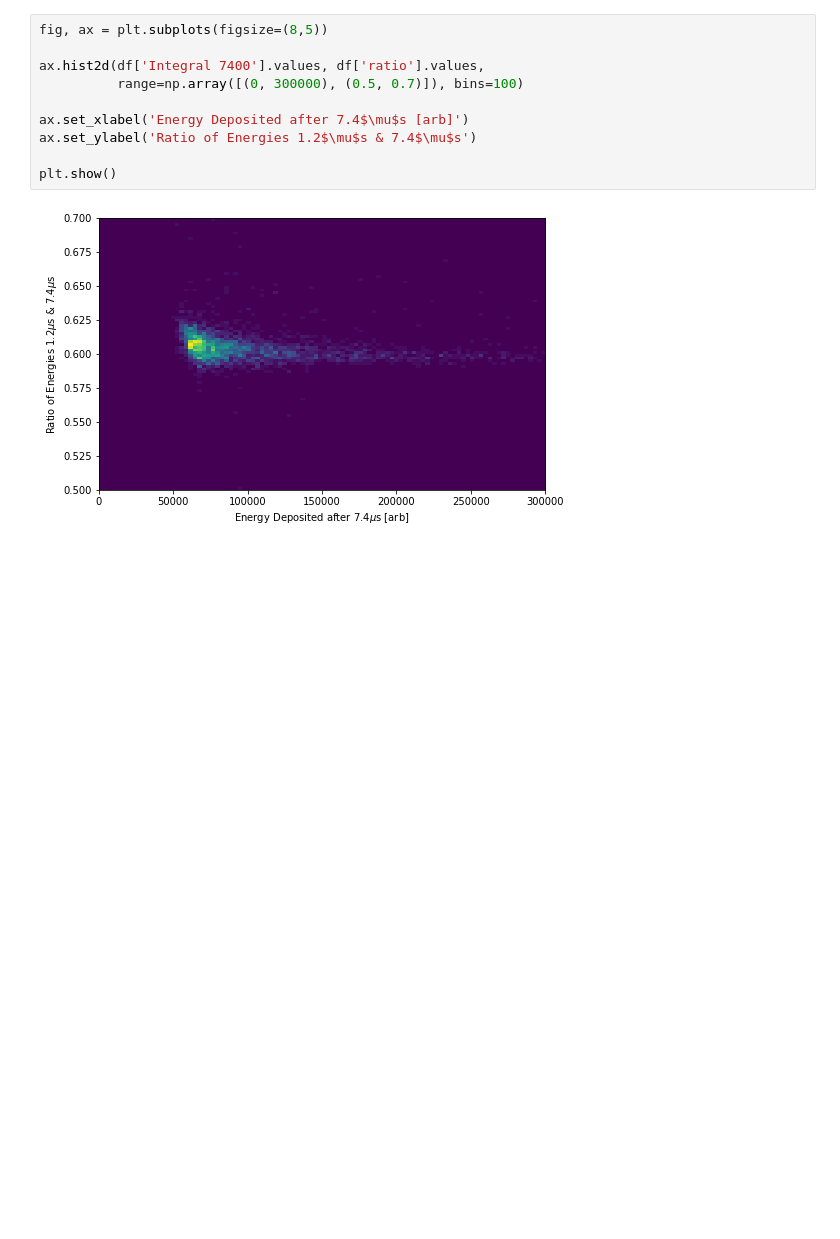
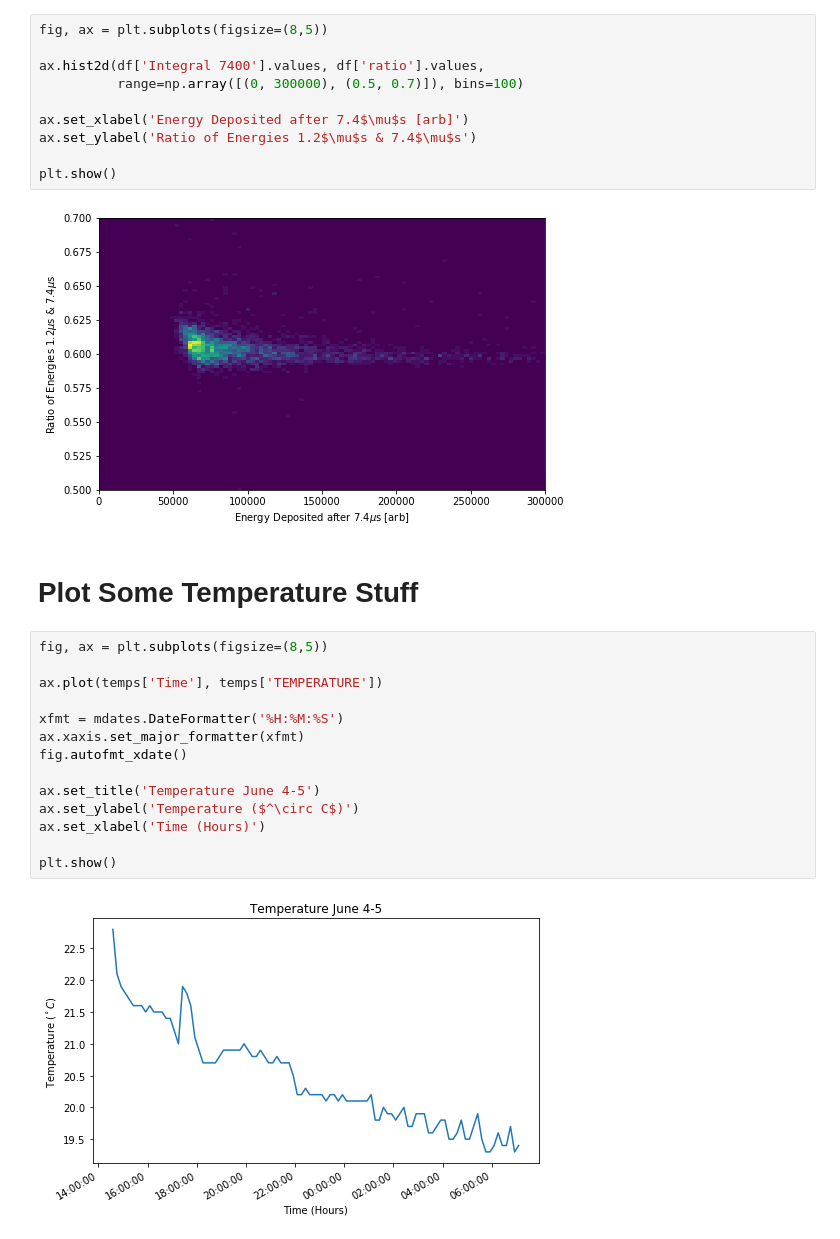
Before and after one commit to lukepolson/School, a Jupyter notebook: Phys 499/Pulse_Plotter.ipynb, the cells around one changed output. Cells and saved outputs as stored; diff of their text form; blank space fills up the shorter version.

```diff
--- a/Phys 499/Pulse_Plotter.ipynb
+++ b/Phys 499/Pulse_Plotter.ipynb
@@ -85,3 +107,21 @@ ax.set_ylabel('Ratio of Energies 1.2$\mu$s & 7.4$\mu$s')
 plt.show()
 # %% [output]
 [figure]
+# %% [markdown]
+# Plot Some Temperature Stuff
+# %%
+fig, ax = plt.subplots(figsize=(8,5))
+
+ax.plot(temps['Time'], temps['TEMPERATURE'])
+
+xfmt = mdates.DateFormatter('%H:%M:%S')
+ax.xaxis.set_major_formatter(xfmt)
+fig.autofmt_xdate()
+
+ax.set_title('Temperature June 4-5')
+ax.set_ylabel('Temperature ($^\circ C$)')
+ax.set_xlabel('Time (Hours)')
+
+plt.show()
+# %% [output]
+[figure, added]
```
Also changed, not shown: parts of 6 cells of this notebook, 13 other files.
